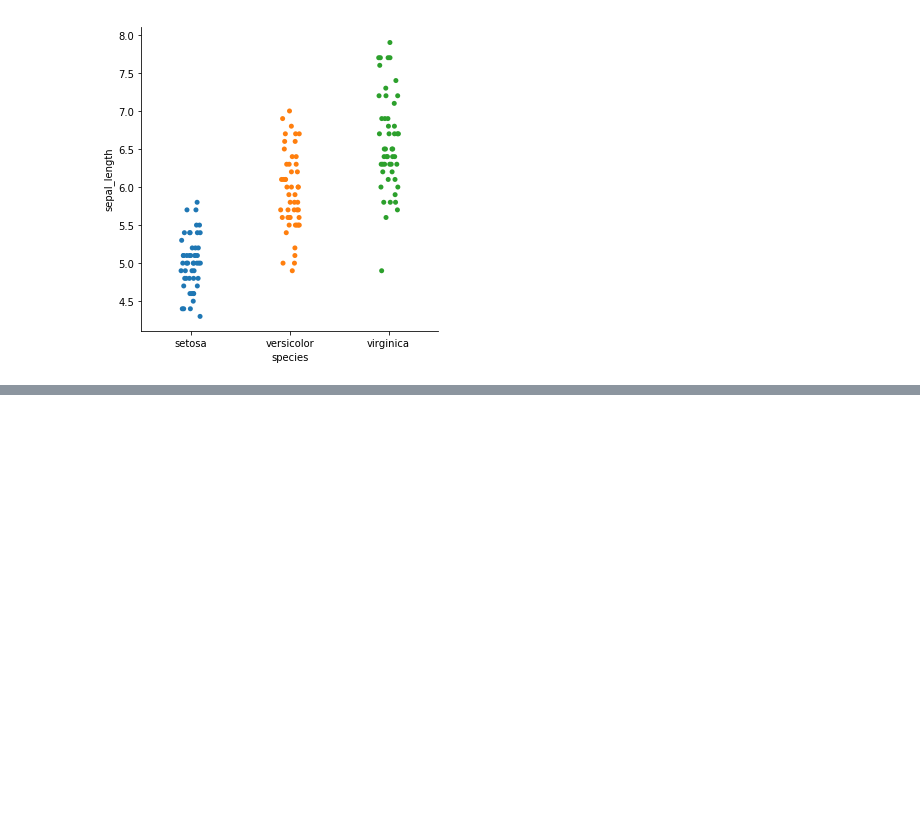
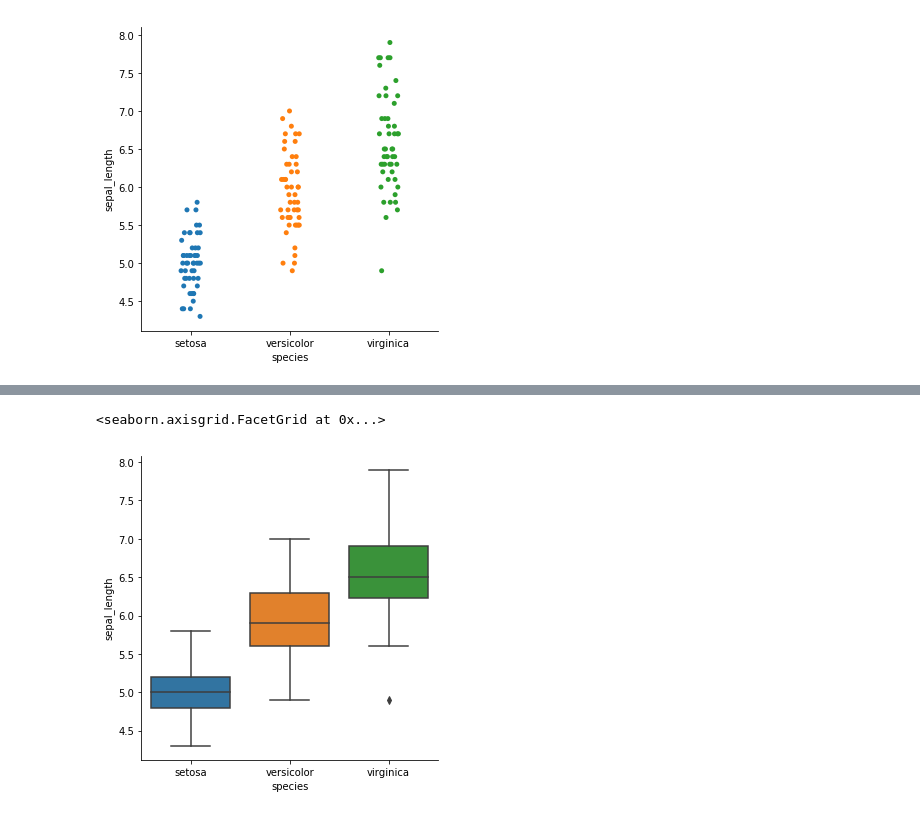
Before and after one commit to ikkurthipoojitha/Data-Analysis-using-Python, a Jupyter notebook: sns library.ipynb, the cells around one changed output, grey strips where cells are left out. Cells and saved outputs as stored; diff of their text form; code cells hidden in the pictures; blank space fills up the shorter version.

```diff
--- a/sns library.ipynb
+++ b/sns library.ipynb
@@ -213,0 +218,5 @@ emp.drop_duplicates(subset=["third","fourth"])
+# %%
+sns.catplot(x = 'species',y = 'sepal_length',data = iris, kind = "box")
+# %% [output]
+<seaborn.axisgrid.FacetGrid at 0x...>
+[figure, added]
```
Also changed, not shown: parts of 35 cells of this notebook.
